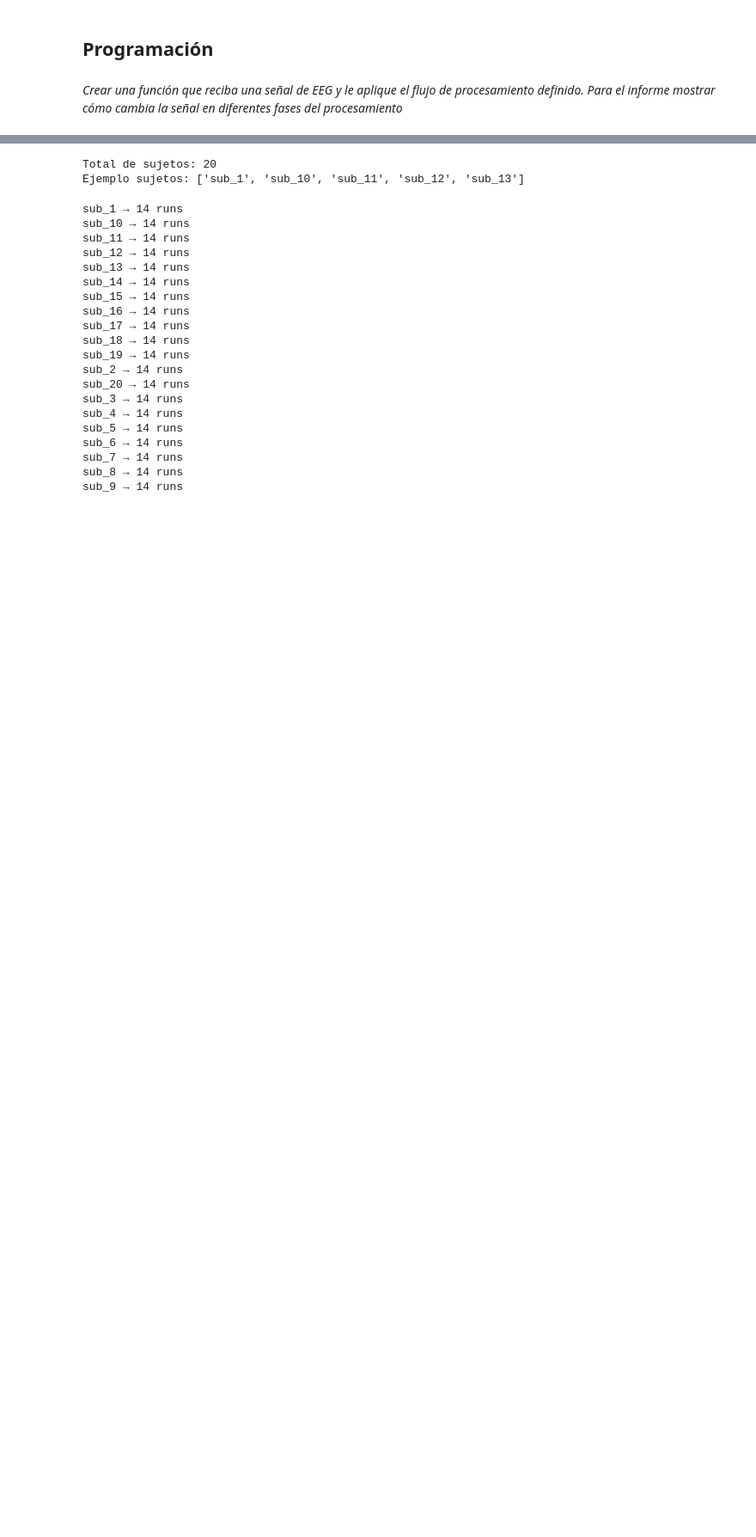
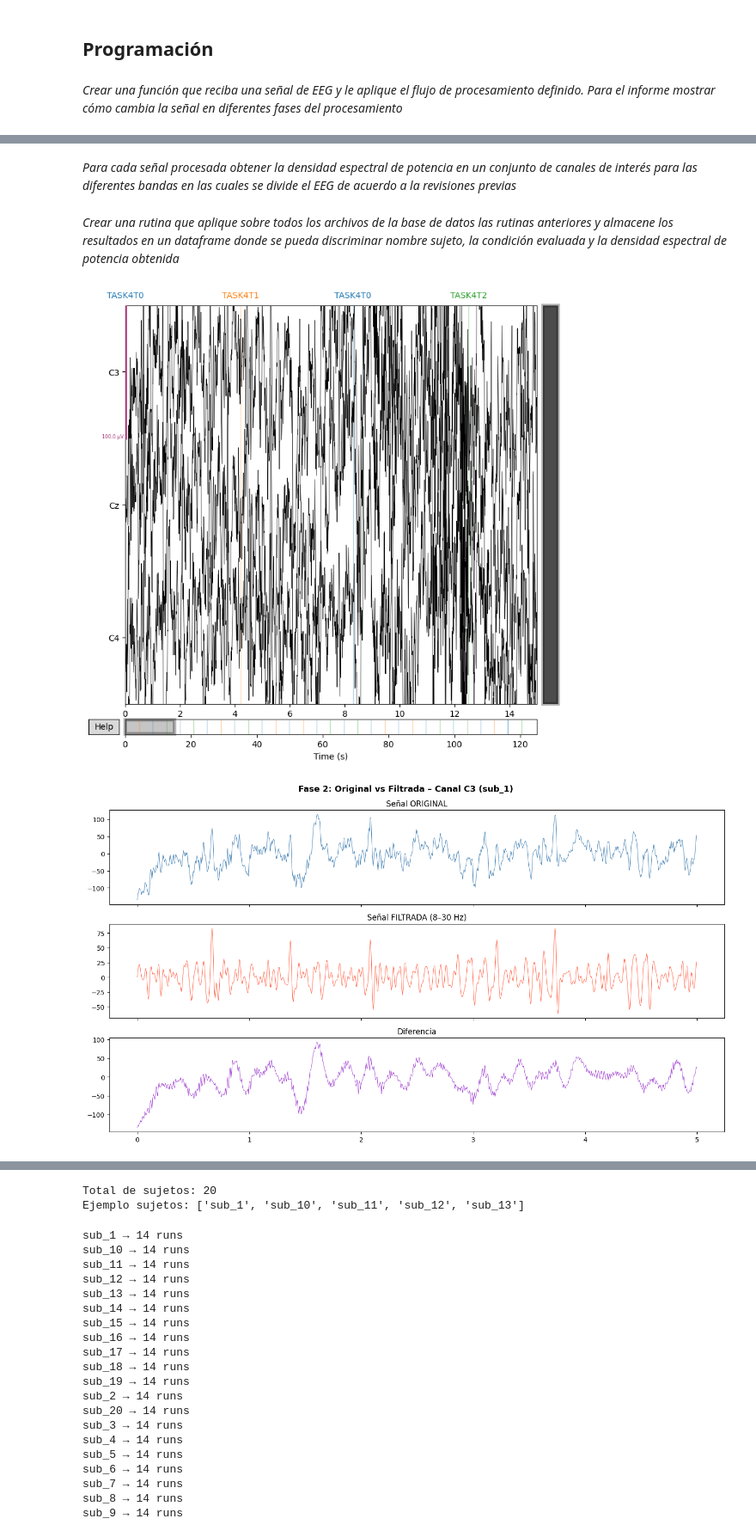
Before and after one commit to saramezap/Proyecto1, a Jupyter notebook: proyecto1_EEG.ipynb, the cells around one changed output, grey strips where cells are left out. Shown at 86% size. Drawn from its saved outputs; the diff is of its cells as text; code cells hidden in the pictures; blank space fills up the shorter version.

Commit message:
primera parte de programacion completa

```diff
--- a/proyecto1_EEG.ipynb
+++ b/proyecto1_EEG.ipynb
@@ -413,0 +340,4 @@ Averaging across epochs before plotting...
+# %% [markdown]
+*Para cada señal procesada obtener la densidad espectral de potencia en un conjunto
+de canales de interés para las diferentes bandas en las cuales se divide el EEG de
+acuerdo a la revisiones previas*
@@ -413,0 +403,75 @@ Averaging across epochs before plotting...
+# %% [markdown]
+*Crear una rutina que aplique sobre todos los archivos de la base de datos las rutinas
+anteriores y almacene los resultados en un dataframe donde se pueda discriminar
+nombre sujeto, la condición evaluada y la densidad espectral de potencia obtenida*
+# %%
+import warnings
+
+def construir_dataframe_completo(base_path):
+
+    filas = []
+
+    if not os.path.exists(base_path):
+        return pd.DataFrame()
+
+    sujetos = sorted([s for s in os.listdir(base_path)
+                      if os.path.isdir(os.path.join(base_path, s))])
+    primer_sujeto = sujetos[0] if sujetos else None
+
+    for sujeto in sujetos:
+        ruta_sujeto = os.path.join(base_path, sujeto)
+        grafica_pendiente = (sujeto == primer_sujeto)
+
+        for archivo in sorted(os.listdir(ruta_sujeto)):
+            if not archivo.endswith('.set'):
+                continue
+
+            try:
+                num_run = int(archivo.split("run-")[1].split("_")[0])
+            except:
+                num_run = 0
+
+            if   num_run in [3, 7, 11]:  tipo = "Movimiento Real"
+            elif num_run in [4, 8, 12]:  tipo = "Imaginería Motora"
+            else:                         tipo = "Reposo/Otros"
+
+            mostrar = grafica_pendiente
+            if grafica_pendiente:
+                grafica_pendiente = False
+
+            try:
+                ruta_completa = os.path.join(ruta_sujeto, archivo)
+                raw = mne.io.read_raw_eeglab(ruta_completa, preload=True, verbose=False)
+
+                with warnings.catch_warnings():
+                    warnings.simplefilter("ignore")
+                    epochs = procesar_eeg_completo(raw, sujeto, archivo, tipo,
+                                                   mostrar_graficas=mostrar)
+
+                if epochs is None:
+                    continue
+
+                potencias = psd_todas_las_bandas(epochs, sujeto, tipo,
+                                                 mostrar_graficas=mostrar)
+                if not potencias:
+                    continue
+
+                filas.append({'Registro': sujeto, 'Tarea': tipo, **potencias})
+
+            except Exception:
+                continue
+
+    df = pd.DataFrame(filas)
+    cols_fijas  = ['Registro', 'Tarea']
+    cols_bandas = sorted([c for c in df.columns if c not in cols_fijas])
+    return df[cols_fijas + cols_bandas]
+
+
+# EJECUCIÓN
+base_path = 'Lab_EEG_Imagineria'
+df_completo = construir_dataframe_completo(base_path)
+print(df_completo.to_string())
+df_completo.to_csv('resultados_completos.csv', index=False)
+# %% [output]
+[figure, added]
+[figure, added]
```
Also changed, not shown: parts of 4 cells of this notebook, 1 other file.
